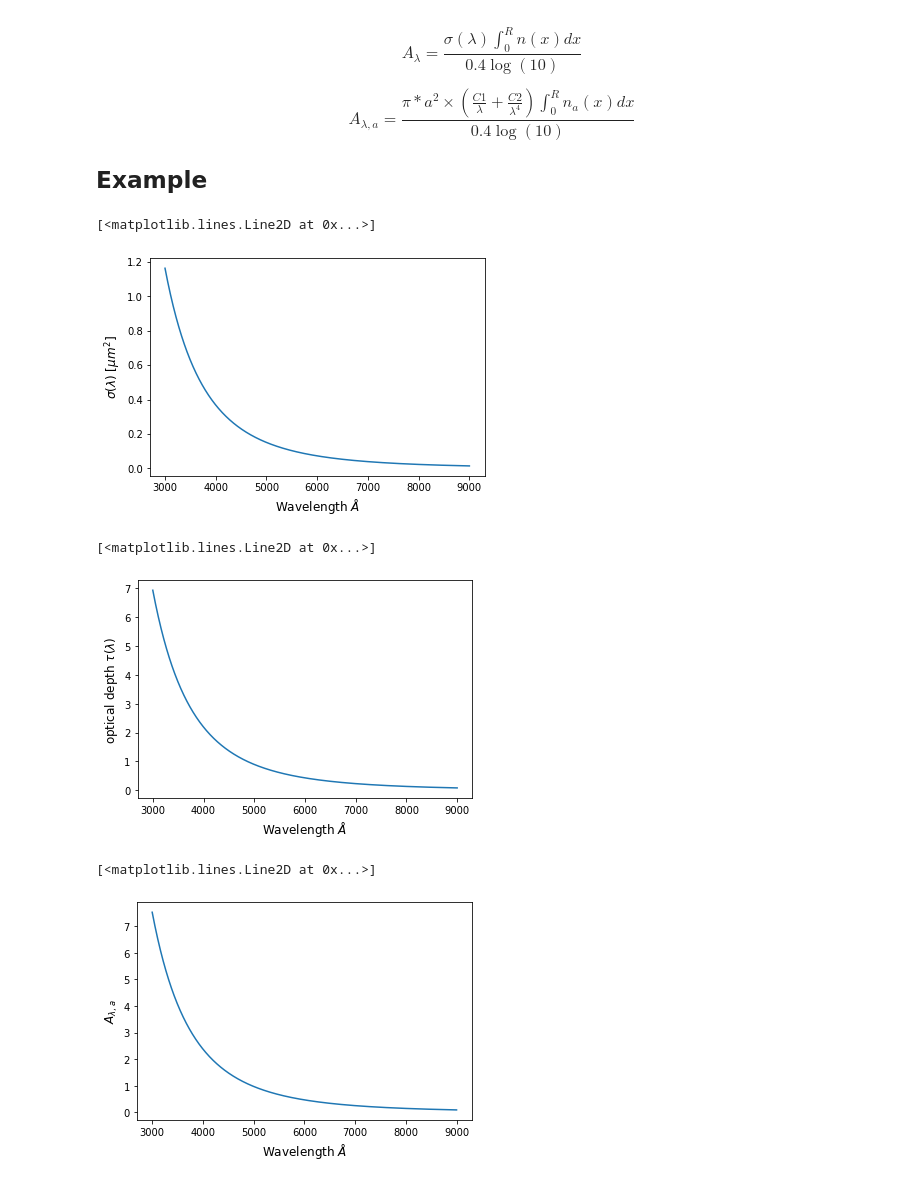
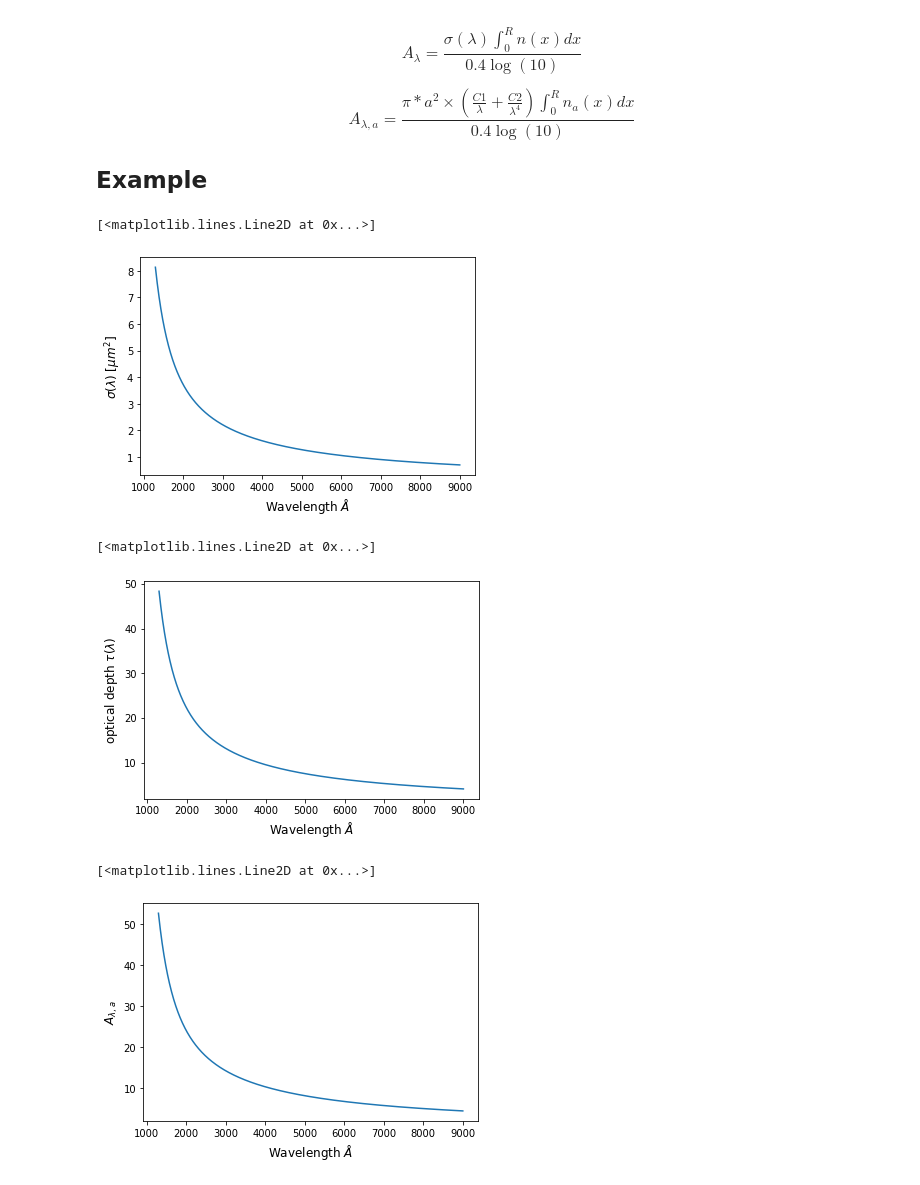
Before and after one commit to hjibarram/Clases, a Jupyter notebook: Interestelar_Medium/Clase_1.ipynb, the cells around one changed output. Cells and saved outputs as stored; diff of their text form; code cells hidden in the pictures.

```diff
--- a/Interestelar_Medium/Clase_1.ipynb
+++ b/Interestelar_Medium/Clase_1.ipynb
@@ -167,18 +167,18 @@ $$A_{\lambda,a}=\frac{\pi*a^2\times\left( \frac{C1}{\lambda}+\frac{C2}{\lambda^4
 
 <h2>Example</h2>
 # %%
-C1=2e-23
-C2=3e-23
-lamb=np.arange(1000)/999*(9000-3000)+3000 #wavelength in Angstroms
+C1=2e-3
+C2=3e-24
+lamb=np.arange(1000)/999*(9000-1300)+1300 #wavelength in Angstroms
 a=1e-4 #one micron of radius
 sigma=np.pi*a**2*(C1/(lamb*1e-10)+C2/(lamb*1e-10)**4)
 
 plt.ylabel(r'$\sigma(\lambda)$ [$\mu m ^2$]',fontsize=12)
 plt.xlabel('Wavelength $\AA$',fontsize=12)
 plt.plot(lamb,sigma/1e-4)
 # %% [output]
 [<matplotlib.lines.Line2D at 0x...>]
-[figure, old version]
+[figure, new version]
 # %%
 tau=sigma*Nt
 
@@ -187,7 +187,7 @@ plt.xlabel('Wavelength $\AA$',fontsize=12)
 plt.plot(lamb,tau)
 # %% [output]
 [<matplotlib.lines.Line2D at 0x...>]
-[figure, old version]
+[figure, new version]
 # %%
 At=tau/(0.4*np.log(10))
 
@@ -196,7 +196,7 @@ plt.xlabel('Wavelength $\AA$',fontsize=12)
 plt.plot(lamb,At)
 # %% [output]
 [<matplotlib.lines.Line2D at 0x...>]
-[figure, old version]
+[figure, new version]
 # %%
 plt.ylabel(r'$A_{\lambda,a}$',fontsize=12)
 plt.xlabel('$1/\AA$ [$\mu m^{-1}$]',fontsize=12)
```
Also changed, not shown: parts of 11 cells of this notebook.
